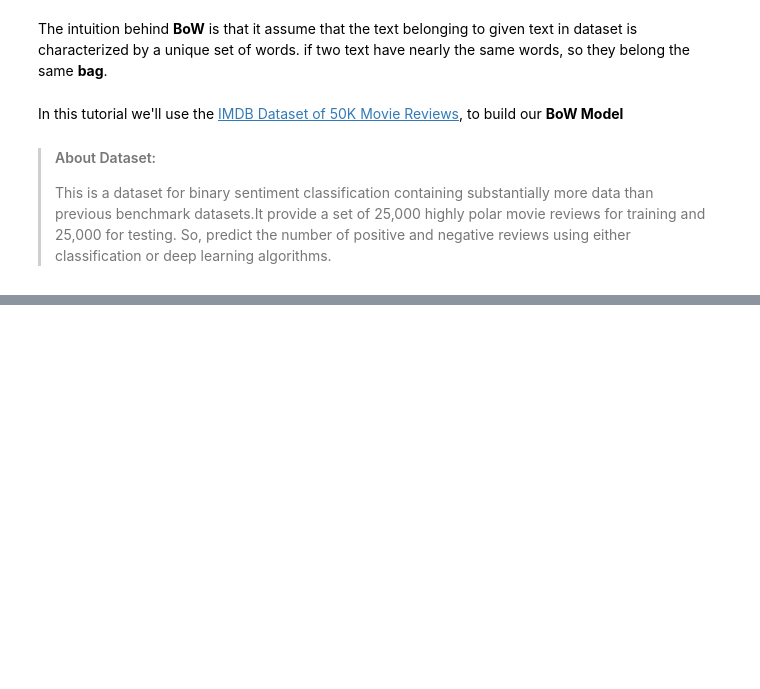
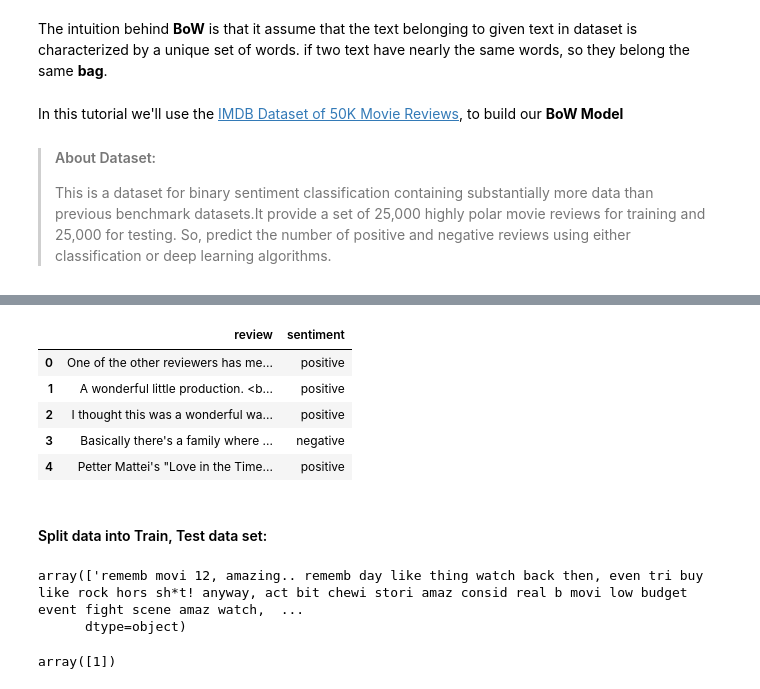
Before and after one commit to JamorMoussa/learn-NLP, a Jupyter notebook: Text-Representation/Bag-of-Words-Model.ipynb, the cells around one changed output, grey strips where cells are left out. Saved outputs shown, nothing was run; the diff lists cells and outputs as text; code cells hidden in the pictures; blank space fills up the shorter version.

```diff
--- a/Text-Representation/Bag-of-Words-Model.ipynb
+++ b/Text-Representation/Bag-of-Words-Model.ipynb
@@ -20,0 +248,11 @@ In this tutorial we'll use the [IMDB Dataset of 50K Movie Reviews](https://www.k
+# %%
+data_origin.head(5)
+# %% [output]
+|  | review | sentiment |
+| 0 | One of the other reviewers has me... | positive |
+| 1 | A wonderful little production. <b... | positive |
+| 2 | I thought this was a wonderful wa... | positive |
+| 3 | Basically there's a family where ... | negative |
+| 4 | Petter Mattei's "Love in the Time... | positive |
+# %% [markdown]
+#### Split data into Train, Test data set:
@@ -20,0 +263,9 @@ In this tutorial we'll use the [IMDB Dataset of 50K Movie Reviews](https://www.k
+# %%
+X_train[:1]
+# %% [output]
+array(['rememb movi 12, amazing.. rememb day like thing watch back then, even tri buy like rock hors sh*t! anyway, act bit chewi stori amaz consid real b movi low budget event fight scene amaz watch,  ...
+      dtype=object)
+# %%
+y_train[:1]
+# %% [output]
+array([1])
```
Also changed, not shown: parts of 70 cells of this notebook, 1 other file.
